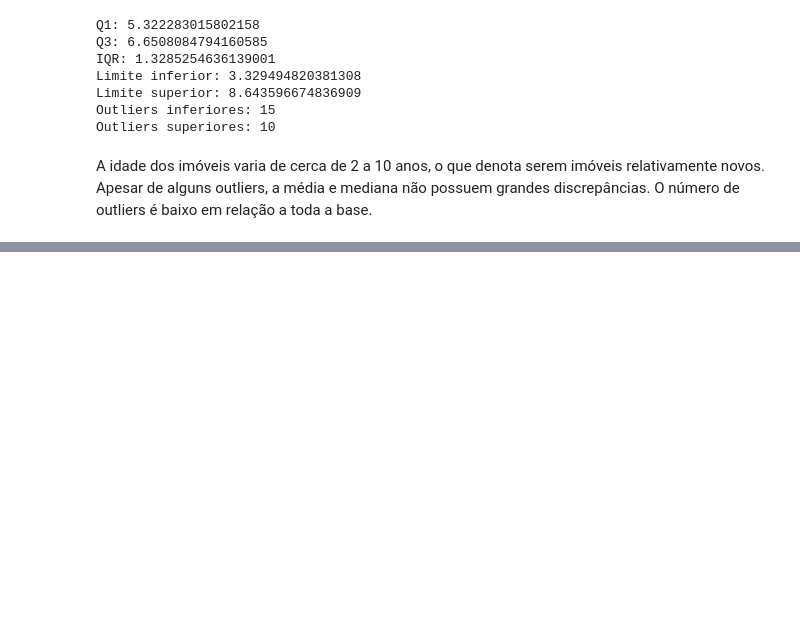
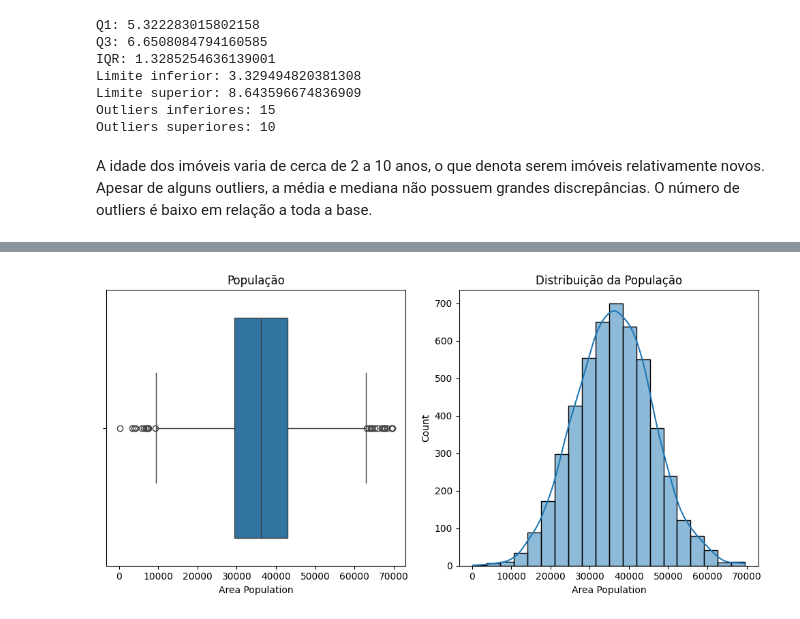
Before and after one commit to arqmarcel/precos_imoveis, a Jupyter notebook: preco_imoveis.ipynb, the cells around one changed output, grey strips where cells are left out. Cells and saved outputs as stored; diff of their text form; code cells hidden in the pictures; blank space fills up the shorter version.

```diff
--- a/preco_imoveis.ipynb
+++ b/preco_imoveis.ipynb
@@ -154,0 +189,17 @@ A idade dos imóveis varia de cerca de 2 a 10 anos, o que denota serem imóveis
+# %%
+# População
+fig = plt.figure(figsize=(10, 5))
+plt.subplot(1, 2, 1)
+sns.boxplot(x='Area Population', data=df)
+plt.title('População')
+
+
+plt.subplot(1, 2, 2)
+sns.histplot(df['Area Population'], bins=20, kde=True)
+plt.title('Distribuição da População')
+
+# Mostrar a figura com os dois gráficos
+plt.tight_layout()
+plt.show()
+# %% [output]
+[figure, added]
```
Also changed, not shown: parts of 12 cells of this notebook.
